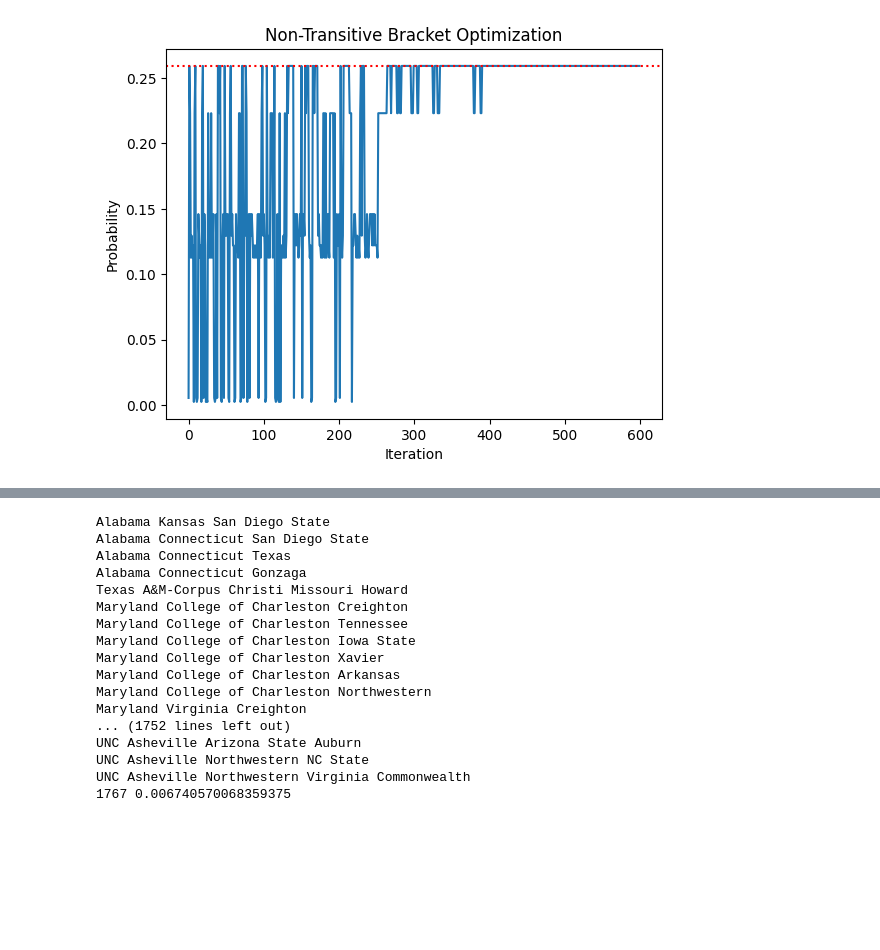
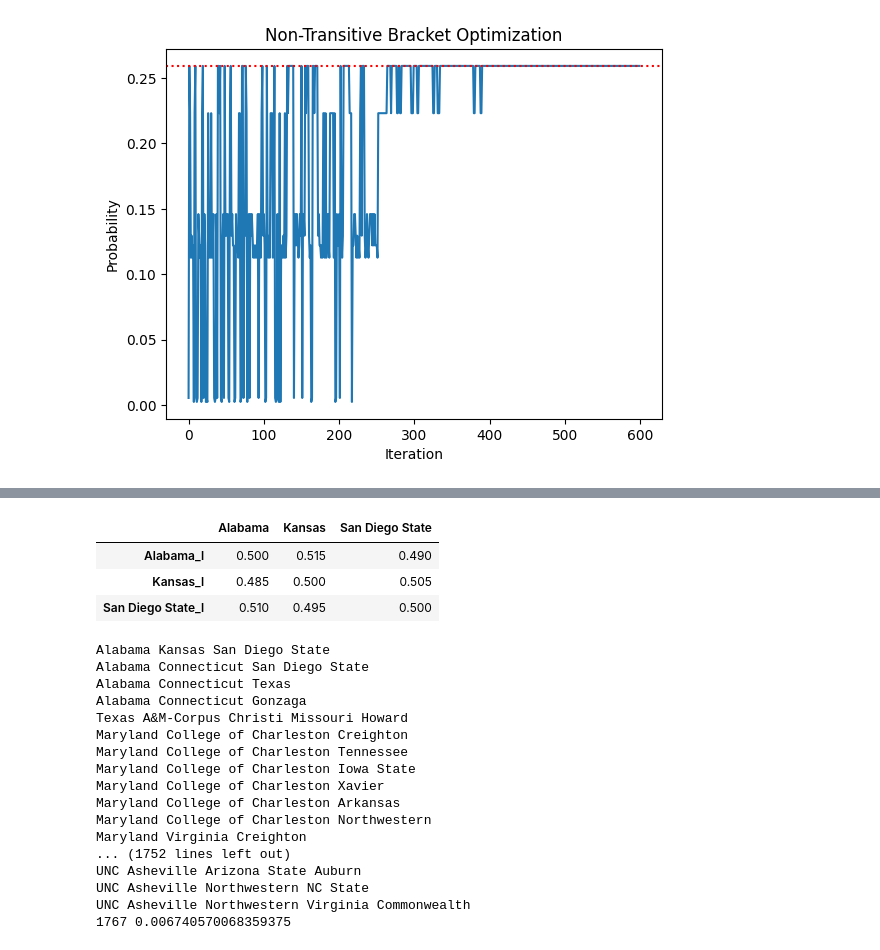
Before and after one commit to jhawgs/StochasticBaskets, a Jupyter notebook: naive_approaches.ipynb, the cells around one changed output, grey strips where cells are left out. Cells and saved outputs as stored; diff of their text form; code cells hidden in the pictures; blank space fills up the shorter version.

```diff
--- a/naive_approaches.ipynb
+++ b/naive_approaches.ipynb
@@ -95,6 +95,13 @@ _df = pd.DataFrame(mat, columns=[i.name for i in b], index=[i.name + "_l" for i
 _df.style.background_gradient(cmap='Blues')
 # %% [output]
 [interactive output not drawn]
+# %%
+_df.loc[["Alabama_l", "Kansas_l", "San Diego State_l"], ["Alabama", "Kansas", "San Diego State"]]
+# %% [output]
+|  | Alabama | Kansas | San Diego State |
+| Alabama_l | 0.500 | 0.515 | 0.490 |
+| Kansas_l | 0.485 | 0.500 | 0.505 |
+| San Diego State_l | 0.510 | 0.495 | 0.500 |
 # %%
 nontransitives = 0
 for (ni, i) in tqdm(list(enumerate(__i))):
```
